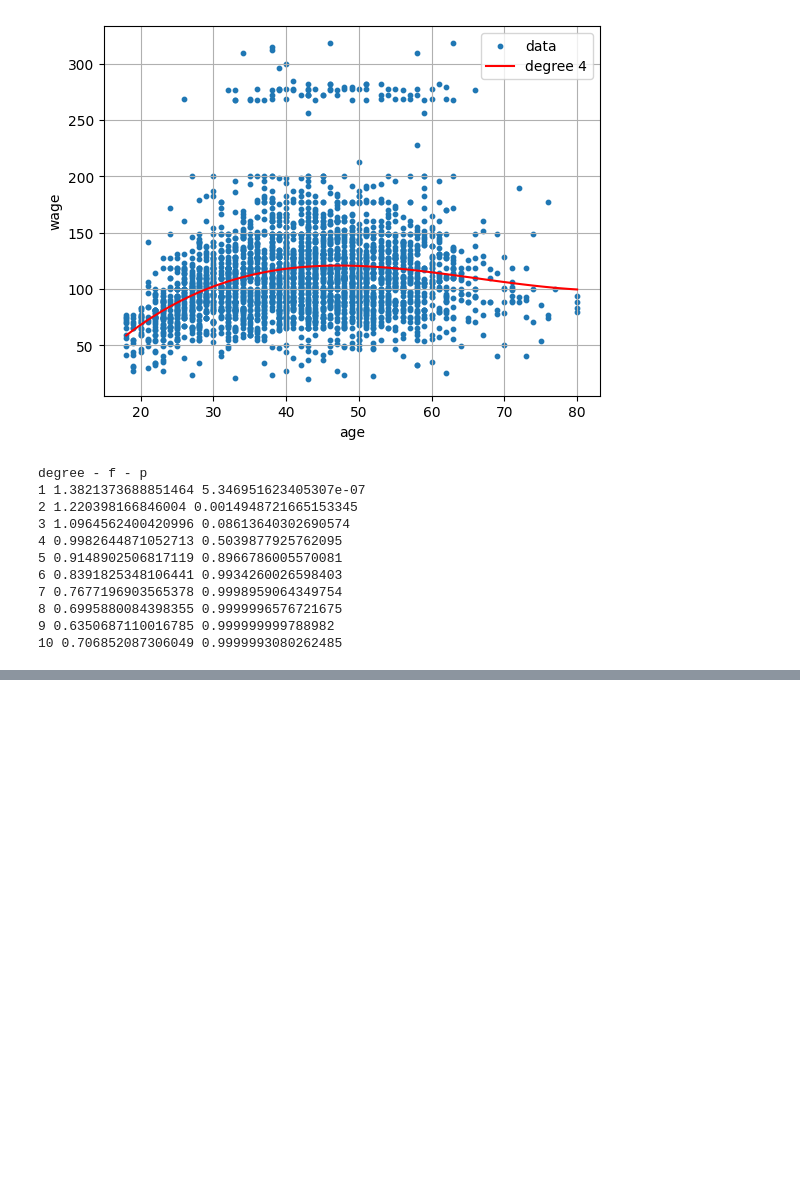
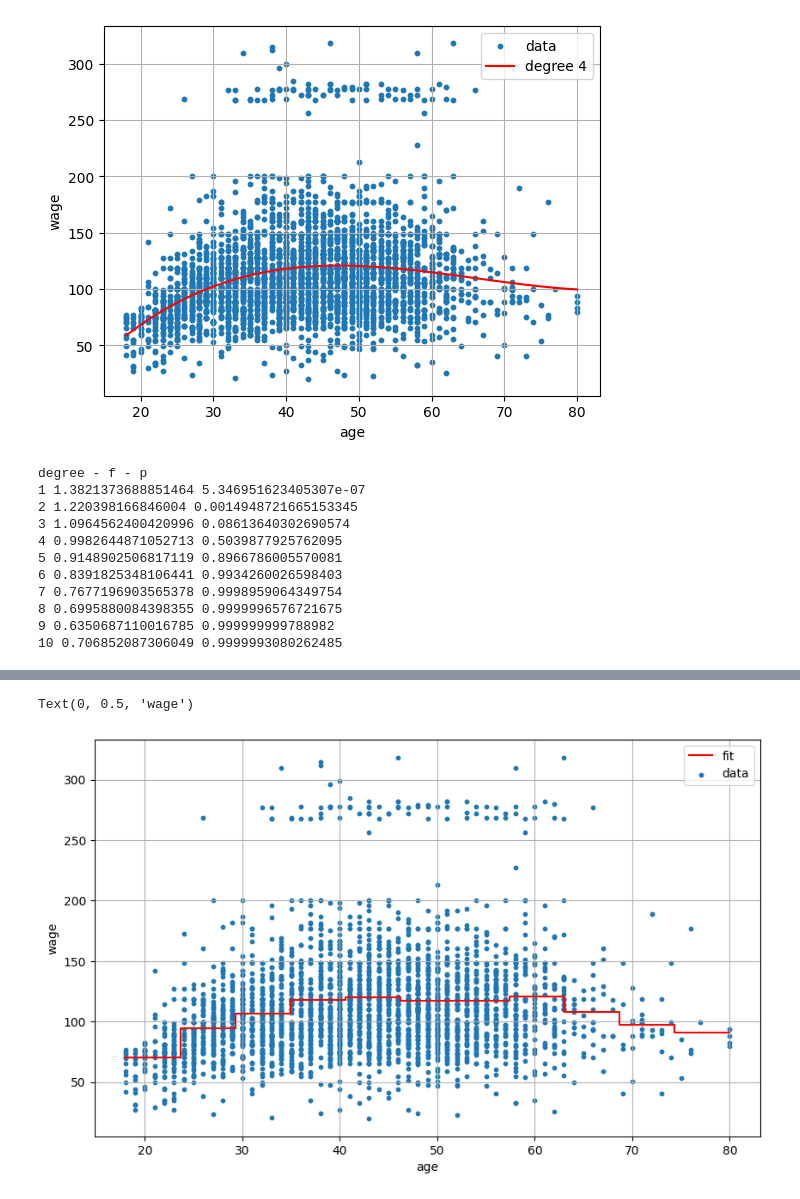
Before and after one commit to deusdevok/ISLP_Python, a Jupyter notebook: Chapter 7/Exercise6.ipynb, the cells around one changed output, grey strips where cells are left out. Drawn from its saved outputs; the diff is of its cells as text; code cells hidden in the pictures; blank space fills up the shorter version.

```diff
--- a/Chapter 7/Exercise6.ipynb
+++ b/Chapter 7/Exercise6.ipynb
@@ -110,0 +154,25 @@ num_of_cuts = 1 # a number greater than or equal to zero (and hopefully less tha
+# %%
+num_of_cuts = 11
+cut_age = pd.cut(age, num_of_cuts)
+
+all_x = []
+all_y = []
+for interval, count in pd.DataFrame(cut_age).groupby(cut_age).size().iteritems():
+    a, b = interval.left, interval.right
+    lrg = LinearRegression()
+    lrg.fit(np.ones(count).reshape(-1,1), y[(a < age) & (age <= b)])
+    x_vals = np.linspace(a, b, 20)
+    y_vals = lrg.predict(x_vals.reshape(-1,1))
+    all_x.extend(x_vals)
+    all_y.extend(y_vals)
+
+plt.figure(figsize=(10,6))
+plt.plot(all_x, all_y, c='r', label='fit')
+plt.scatter(age, y, s=10, label='data')
+plt.legend()
+plt.grid()
+plt.xlabel('age')
+plt.ylabel('wage')
+# %% [output]
+Text(0, 0.5, 'wage')
+[figure, added]
```
Also changed, not shown: parts of 3 cells of this notebook, 1 other file.
